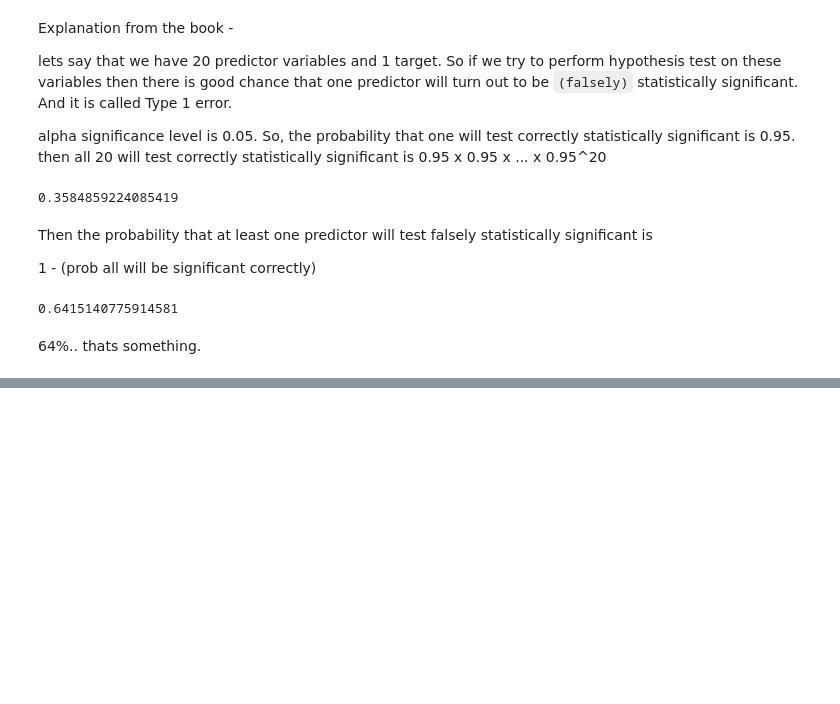
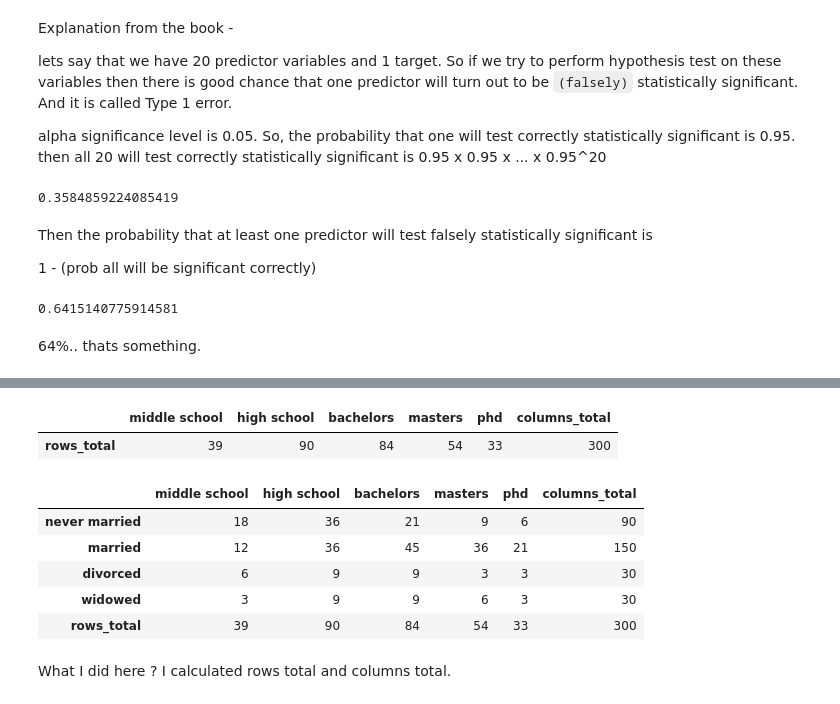
Before and after one commit to NishantBaheti/MachineLearningExploration, a Jupyter notebook: PracticalStatistics/Hypothesis.ipynb, the cells around one changed output, grey strips where cells are left out. Saved outputs shown, nothing was run; the diff lists cells and outputs as text; code cells hidden in the pictures; blank space fills up the shorter version.

```diff
--- a/PracticalStatistics/Hypothesis.ipynb
+++ b/PracticalStatistics/Hypothesis.ipynb
@@ -781,0 +801,10 @@ Then the probability that at least one predictor will test falsely statistically
+# %%
+obs_data = np.array([
+    [18, 36, 21, 9, 6],
+    [12, 36, 45, 36, 21],
+    [6, 9, 9, 3, 3],
+    [3, 9, 9, 6, 3]
+])
+obs_df = pd.DataFrame(obs_data,columns=['middle school','high school','bachelors','masters','phd'])
+obs_df.index = ['never married','married','divorced','widowed']
+obs_df
@@ -781,0 +817,5 @@ Then the probability that at least one predictor will test falsely statistically
+# %%
+cont_table = obs_df.copy()
+# %%
+cont_table['columns_total'] = cont_table.values.sum(axis=1)
+cont_table
@@ -781,0 +828,20 @@ Then the probability that at least one predictor will test falsely statistically
+# %%
+rows_total = pd.DataFrame(cont_table.values.sum(axis=0).reshape(1,-1), columns=cont_table.columns)
+rows_total.index = ['rows_total']
+
+rows_total
+# %% [output]
+|  | middle school | high school | bachelors | masters | phd | columns_total |
+| rows_total | 39 | 90 | 84 | 54 | 33 | 300 |
+# %%
+cont_table = cont_table.append(rows_total)
+cont_table
+# %% [output]
+|  | middle school | high school | bachelors | masters | phd | columns_total |
+| never married | 18 | 36 | 21 | 9 | 6 | 90 |
+| married | 12 | 36 | 45 | 36 | 21 | 150 |
+| divorced | 6 | 9 | 9 | 3 | 3 | 30 |
+| widowed | 3 | 9 | 9 | 6 | 3 | 30 |
+| rows_total | 39 | 90 | 84 | 54 | 33 | 300 |
+# %% [markdown]
+What I did here ? I calculated rows total and columns total.
```
Also changed, not shown: parts of 33 cells of this notebook.
